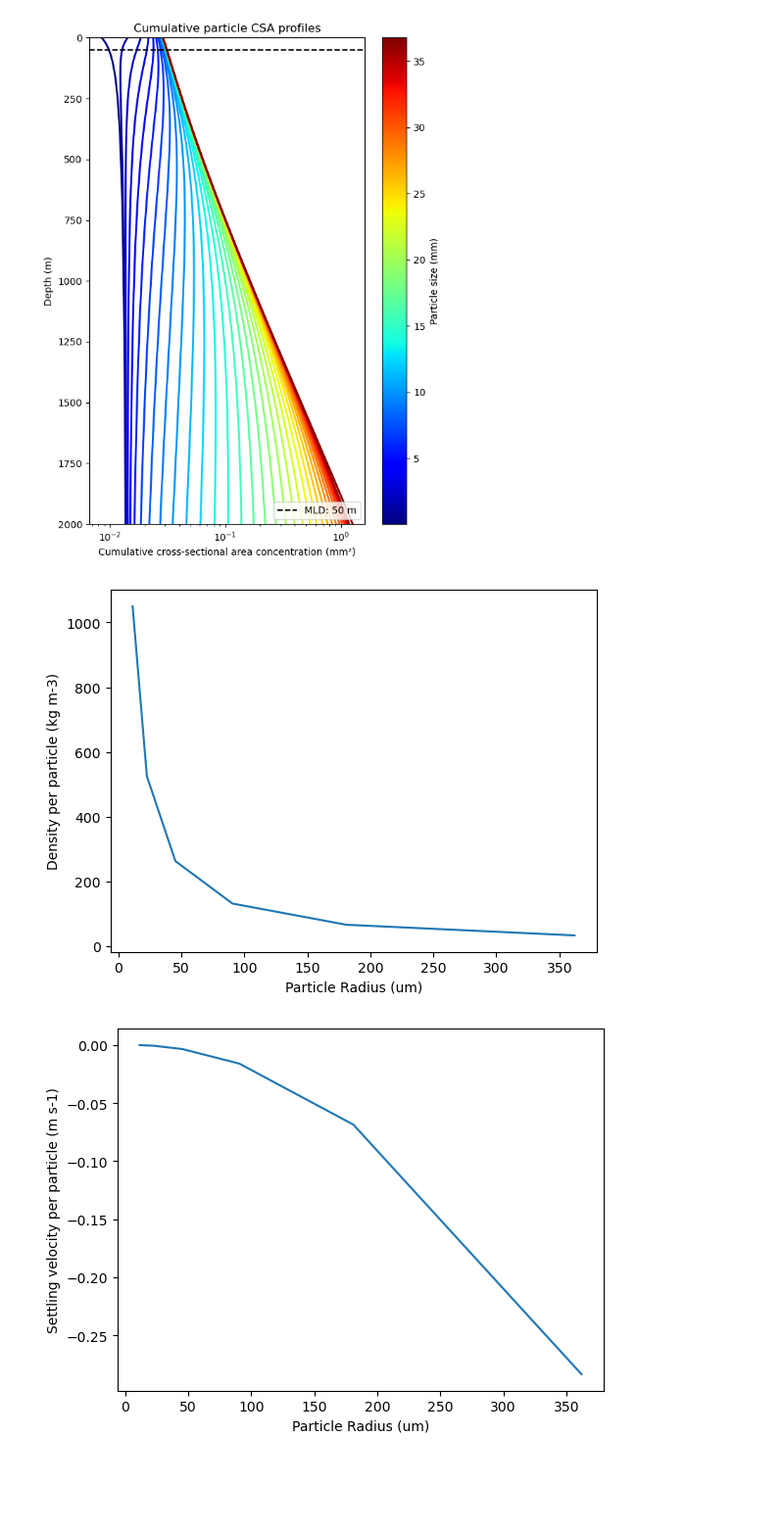
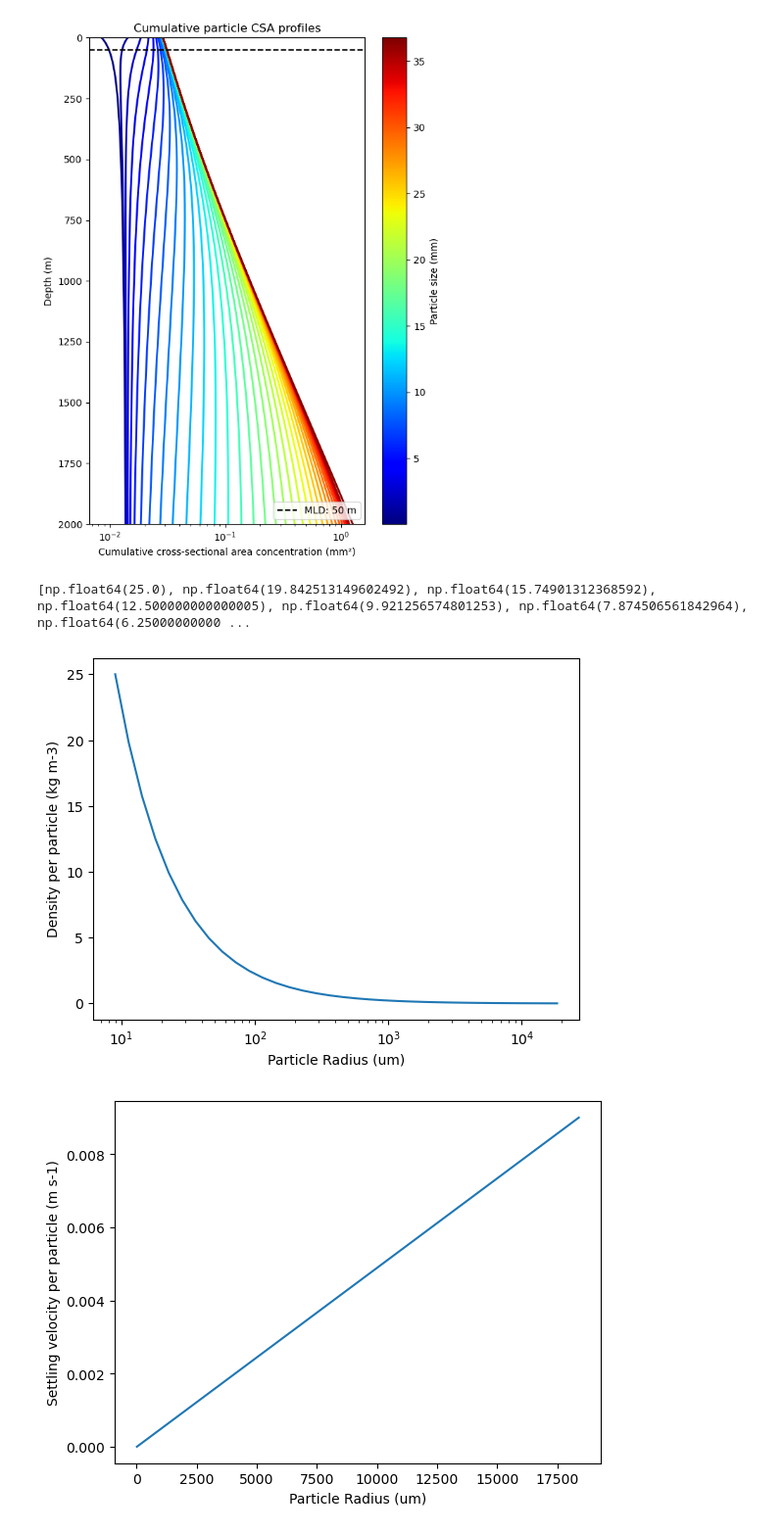
Before and after one commit to shodnett/agg_model_MSc, a Jupyter notebook: Agg_model.ipynb, the cells around one changed output. Shown at 98% size. Drawn from its saved outputs; the diff is of its cells as text; code cells hidden in the pictures; blank space fills up the shorter version.

Commit message:
changing density relationship to excess density

```diff
--- a/Agg_model.ipynb
+++ b/Agg_model.ipynb
@@ -734,16 +734,11 @@ plt.show()
 [figure]
 [figure]
 # %%
-# Model Iteration with Mass Conservation, Electric Boogaloo
-# MAGPIE (Model of AGgregating Particles for Investigating carbon Export)
-# Have shortened model to 7 size classes for going through it and investigating (to make it easier), will probably scale up afterwards
-
-
 # ------------------------------
 # SIZE BINS
 # ------------------------------
-# size_bounds = 2 ** np.arange(4, 15 + 1/3, 1/3)
-size_bounds = 2 ** np.arange(4, 11, 1)                              # specifies size bins in microns
+size_bounds = 2 ** np.arange(4, 15 + 1/3, 1/3)
+# size_bounds = 2 ** np.arange(4, 11, 1)                              # specifies size bins in microns
 size_bins = np.sqrt(size_bounds[:-1] * size_bounds[1:])             # calculates mid-size diameter of each bin as geometric mean (due to log spacing)
 
 radius = size_bins / 2.0                                            # calculates radius from diameter (um)
@@ -812,22 +807,35 @@ def particle_density(r):
     """
     Calculates the density of a particle of given radius (r), based on its size
     relative to primary particle (smallest size class) radius. Radius must be in m.
-    """
+
     r0 = radius_m[0]                                                # reference particle = radius of smallest particle in range                                                     # smallest primary particle assigned a reference density of 1050 kg m-3, slightly denser than seawater
     relative_size = r / r0                                          # size of each particle relative to the primary one
-    rho_eff = rho0 * (relative_size)**(Df - 3)                      # primary particle density x scaling factor to the power of Df - 3 (radial density equation)
+    density = (rho0 * (relative_size)**(Df - 3))                      # primary particle density x scaling factor to the power of Df - 3 (radial density equation)
+    rho_eff = density - rho_f
+    #rho_eff = rho_f + (rho0 - rho_f) * relative_size**(Df - 3)
 
     return rho_eff
     # max(rho_eff, rho_f + 1)                                       # spits out density of particle
 
+    """
+    r0 = radius_m[0]                  # primary particle radius
+    relative_size = r / r0
 
-densities = []                                                      # This checks the density of the different size classes of particles - need to fix the drop below seawater density
+    rho_eff = (rho0 - rho_f) * relative_size**(Df - 3)
+
+    return rho_eff
+
+
+
+excess_densities = []                                                      # This checks the density of the different size classes of particles - need to fix the drop below seawater density
 for r in radius_m:                                                  # possibly need to include rule accounting for water density inside aggregate SCH 3/7/26
     density = particle_density(r)
-    densities.append(density)
+    excess_densities.append(density)
+print(excess_densities)
 
 fig, ax = plt.subplots()
-ax.plot(radius, densities)
+ax.plot(radius, excess_densities)
+ax.set_xscale("log")
 ax.set_xlabel("Particle Radius (um)")
 ax.set_ylabel("Density per particle (kg m-3)")
 plt.tight_layout
@@ -840,12 +848,13 @@ plt.show()
 def settling_velocity(r):
     """
     Calculates settling velocity using the Stokes equation.
-    # Will need to add correction factor for non-spherical particles.
+    # Will need to add correction factor for non-spherical particles?
     """
 
     rho_eff = particle_density(r)
 
-    return (2/9) * (rho_eff - rho_f) * g * r**2 / mu                # The Stokes formula
+    return (2/9) * (rho_eff) * g * r**2 / mu                # The Stokes formula, incorporating excess density
+    # add rho_eff - rho_f back in
 
 sink_velocities = []
 for r in radius_m:
@@ -880,7 +889,7 @@ def shear_kernel(r1, r2, depth):                                    # Need to up
     Turbulent shear collision kernel.
     """
     G = shear_rate(depth)
-    return 1.3 * G * (r1 + r2)**3
+    return 1.3 * G * (r1 + r2)**3           # should this be 6 instead of 1.3?
 
 
 def settling_kernel(r1, r2):
@@ -890,7 +899,7 @@ def settling_kernel(r1, r2):
     w1 = settling_velocity(r1)
     w2 = settling_velocity(r2)
 
-    return np.pi * (r1 + r2)**2 * abs(w1 - w2)
+    return np.pi * (r1 + r2)**2 * abs(w1 - w2) # should this be x 4?
 
 
 def jackson_kernel(
@@ -952,6 +961,7 @@ CSA_profile = np.zeros((nz, n_bins))                                # Profile of
 
 particle_counts = []                                                # Empty arrays for number of particles, their mass, mean and depth
 particle_masses = []
+mean_sizes = []
 depths = []
 
 
@@ -973,12 +983,12 @@ for z_step in range(nz):                                        # for each depth
 
     depth = z_step * dz
 
-    M_new = np.zeros_like(M)                                    # any changes to mass as a result of aggregation
+    M_new = np.zeros_like(M)                                    # records any changes to mass as a result of aggregation
 
     # diagnostic number concentration
     N = np.zeros_like(M)                                        # collisions require particle numbers, so calculating here
 
-    mask = particle_mass > 0                                    # Checking where particle mass is over 0, so that number can be calculated safely
+    mask = particle_mass > 0                                    # Checking where particle mass is over 0, so that dividing by 0 is avoided when calculating no. of particles
     N[mask] = M[mask] / particle_mass[mask]                     # Calculating no. of particles from mass for a bin / mass per particle
 
 
@@ -1060,6 +1070,7 @@ for z_step in range(nz):                                        # for each depth
         # add exactly the same mass
             M_new[k] += total_mass                              # ...and this too
 
+    M += M_new
 
     def remin_rate(depth):
 
@@ -1076,7 +1087,6 @@ for z_step in range(nz):                                        # for each depth
     lambda_rem = remin_rate(depth)
 
     M -= lambda_rem * M * dz
-
 
 
     lambda_size = (lambda_rem * (size_bins / size_bins[0])**(-0.5))
@@ -1146,10 +1156,6 @@ for z_step in range(nz):                                        # for each depth
     depths.append(depth)
 
 
-# Remineralisation (and I oop)
-# M -= lambda_rem * M * dt
-
-
 # ------------------------------
 # MASS CONSERVATION CHECK
 # ------------------------------
@@ -1157,17 +1163,13 @@ for z_step in range(nz):                                        # for each depth
 
 particle_masses = np.array(particle_masses)
 
-relative_mass_error = (
-    particle_masses - particle_masses[0]
-) / particle_masses[0]
-
-relative_mass_error = np.round(relative_mass_error, 10)
+delta_mass = np.round(particle_masses - particle_masses[0], 10)
 
 plt.figure()
-plt.plot(relative_mass_error, depths)
+plt.plot(delta_mass, depths)
 plt.gca().invert_yaxis()
 
-plt.xlabel("Relative mass error")
+plt.xlabel("Delta mass")
 plt.ylabel("Depth (m)")
 plt.title("Mass conservation")
 
@@ -1229,37 +1231,35 @@ ax.set_xlabel(
 )
 
 ax.set_ylabel("Depth (m)")
-ax.set_title(
-    "Mass-Conserving Aggregation Model"
-)
 
 norm = plt.Normalize(
     vmin=min(size_bins/1000),
     vmax=max(size_bins/1000)
 )
 
 sm = plt.cm.ScalarMappable(
     cmap=cmap,
     norm=norm
 )
 
 plt.colorbar(
     sm,
     ax=ax,
     label="Particle size (mm)"
 )
 
 plt.tight_layout()
 plt.show()
 
 
 fig, ax = plt.subplots()
 ax.plot(shear_collision_profile, depths)
 ax.set_title("Number of Collisions due to shear")
 ax.set_xlabel("No. of aggregations")
 ax.set_ylabel("Depth (m)")
 ax.invert_yaxis()
 plt.show()
 # %% [output]
+[np.float64(25.0), np.float64(19.842513149602492), np.float64(15.74901312368592), np.float64(12.500000000000005), np.float64(9.921256574801253), np.float64(7.874506561842964), np.float64(6.25000000000 ...
-[figure, old version]
+[figure, new version]
-[figure, old version]
+[figure, new version]
```
Also changed, not shown: parts of 1 cell of this notebook.
